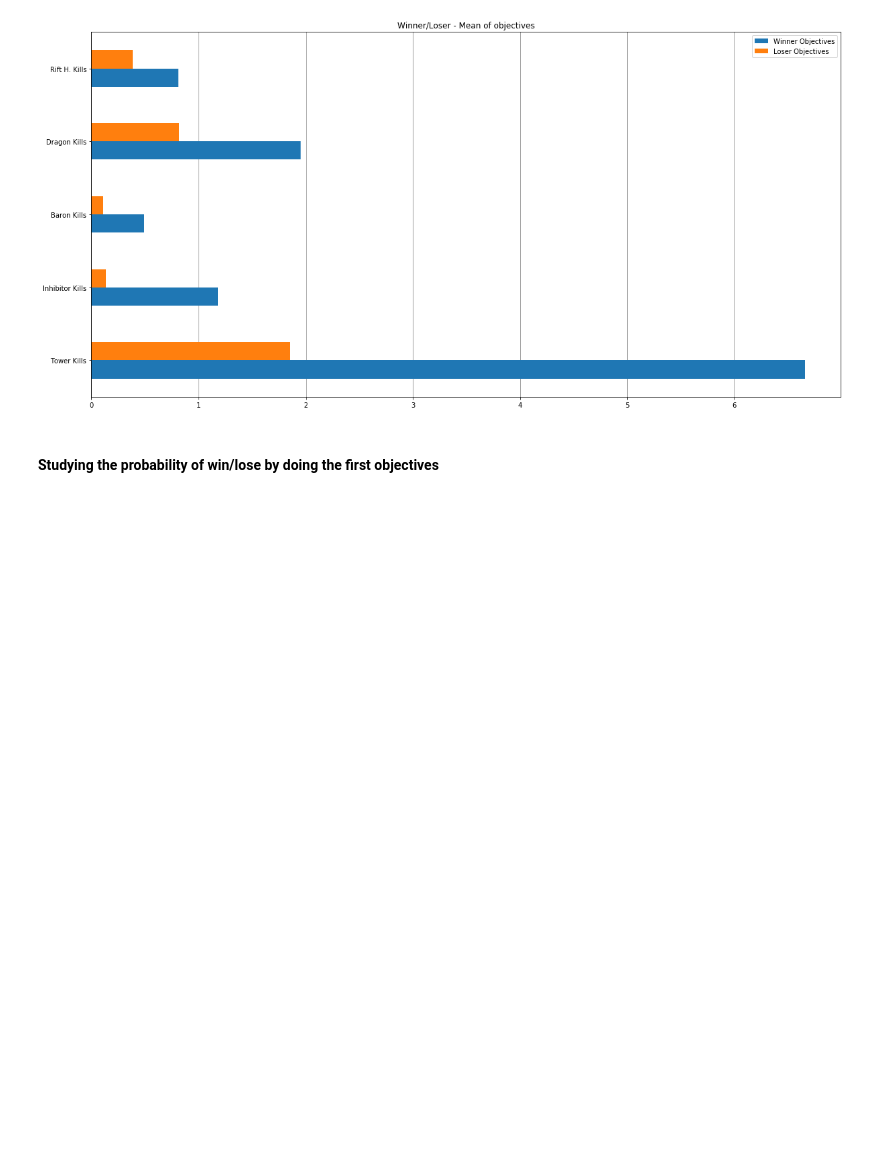
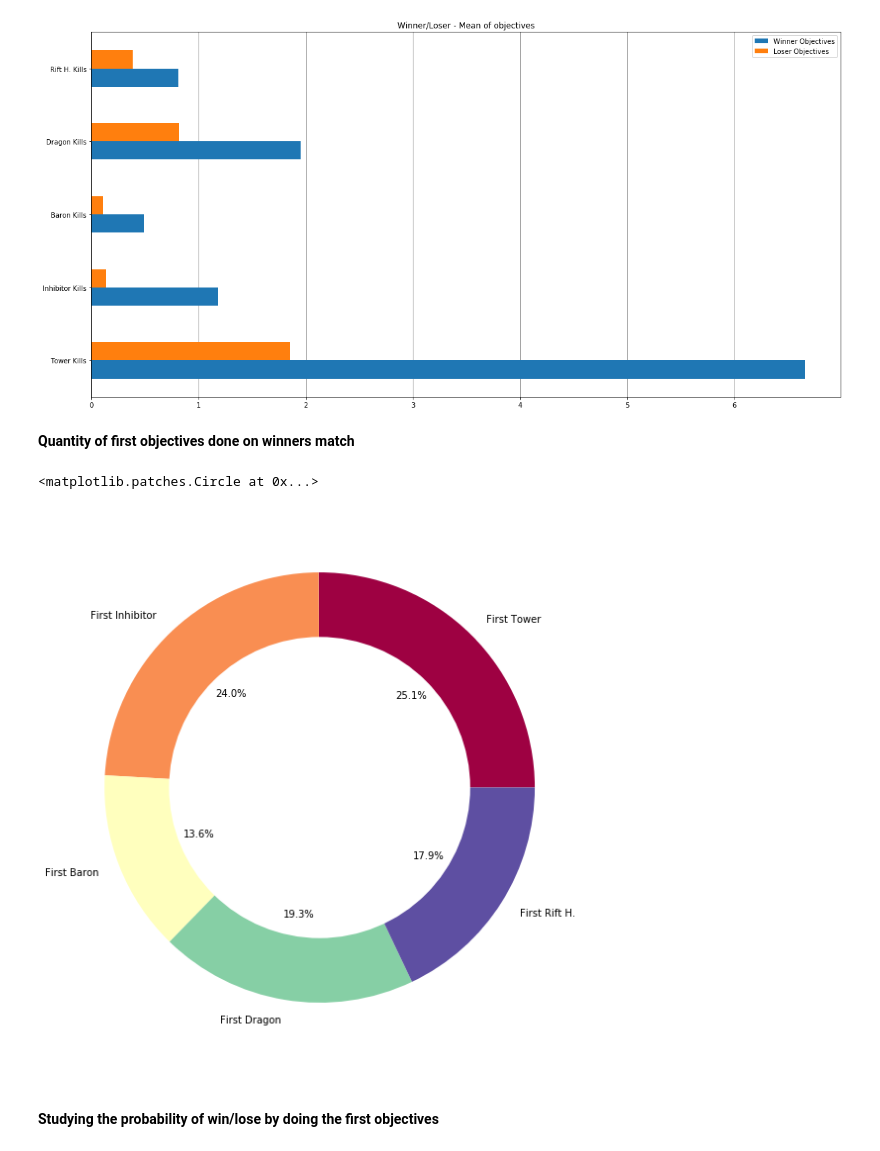
Before and after one commit to ErikSugawara/lol-ranked-kr, a Jupyter notebook: lol-ranked-kr.ipynb, the cells around one changed output. Drawn from its saved outputs; the diff is of its cells as text; code cells hidden in the pictures; blank space fills up the shorter version.

Commit message:
Added Quantity of objectives pie chart

```diff
--- a/lol-ranked-kr.ipynb
+++ b/lol-ranked-kr.ipynb
@@ -58,6 +58,29 @@ ax.set_axisbelow(True)
 ax.set_title("Winner/Loser - Mean of objectives");
 # %% [output]
 [figure]
+# %% [markdown]
+__Quantity of first objectives done on winners match__
+# %%
+tower = df_winner['firstTower'].value_counts()
+inhibitor  = df_winner['firstInhibitor'].value_counts()
+baron = df_winner['firstBaron'].value_counts()
+dragon = df_winner['firstDragon'].value_counts()
+rift = df_winner['firstRiftHerald'].value_counts()
+labels = ['First Tower', 'First Inhibitor', 'First Baron', 'First Dragon', 'First Rift H.']
+objectives = [tower, inhibitor, baron, dragon, rift]
+values = [obj.loc[True] for obj in objectives]
+# %%
+fig = plt.figure(figsize=(20,10))
+ax = fig.add_subplot(1,1,1)
+cmap = plt.get_cmap('Spectral')
+colors = [cmap(i) for i in np.linspace(0, 1, len(objectives))]
+ax.pie(values, labels=labels, colors=colors,autopct='%1.1f%%')
+centre_circle = plt.Circle((0,0),0.70,fc='white')
+fig2= plt.gcf()
+fig2.gca().add_artist(centre_circle)
+# %% [output]
+<matplotlib.patches.Circle at 0x...>
+[figure, added]
 # %% [markdown]
 #### Studying the probability of win/lose by doing the first objectives
 # %%
```
